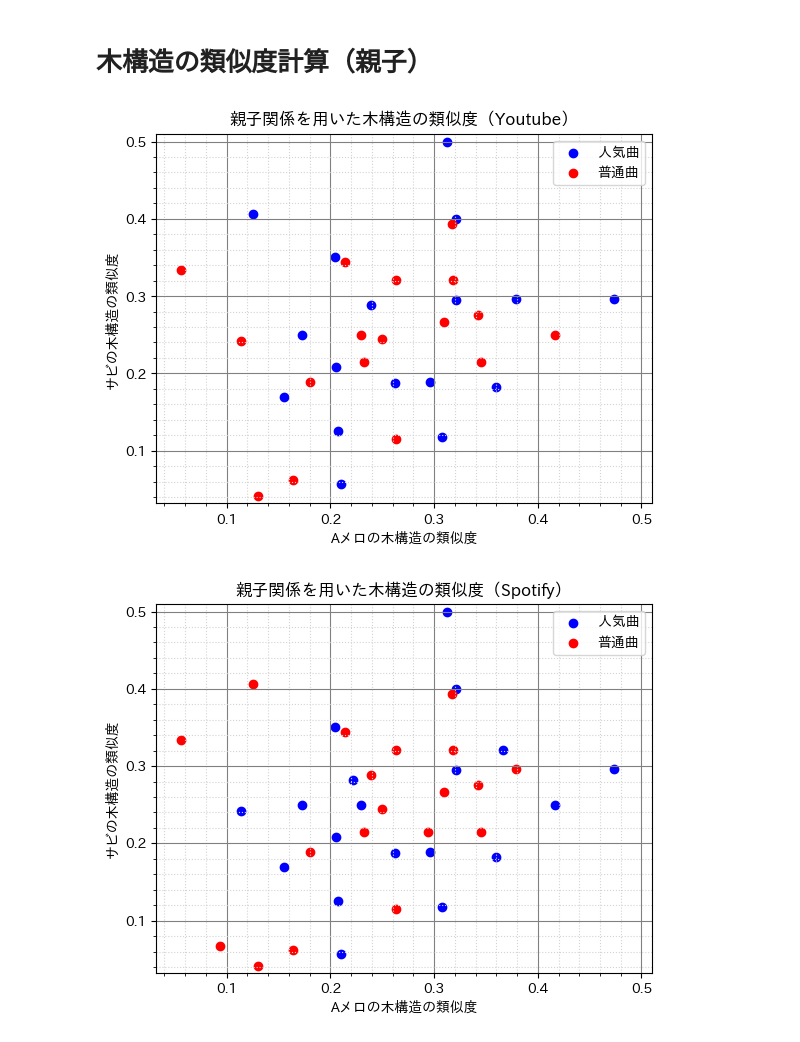
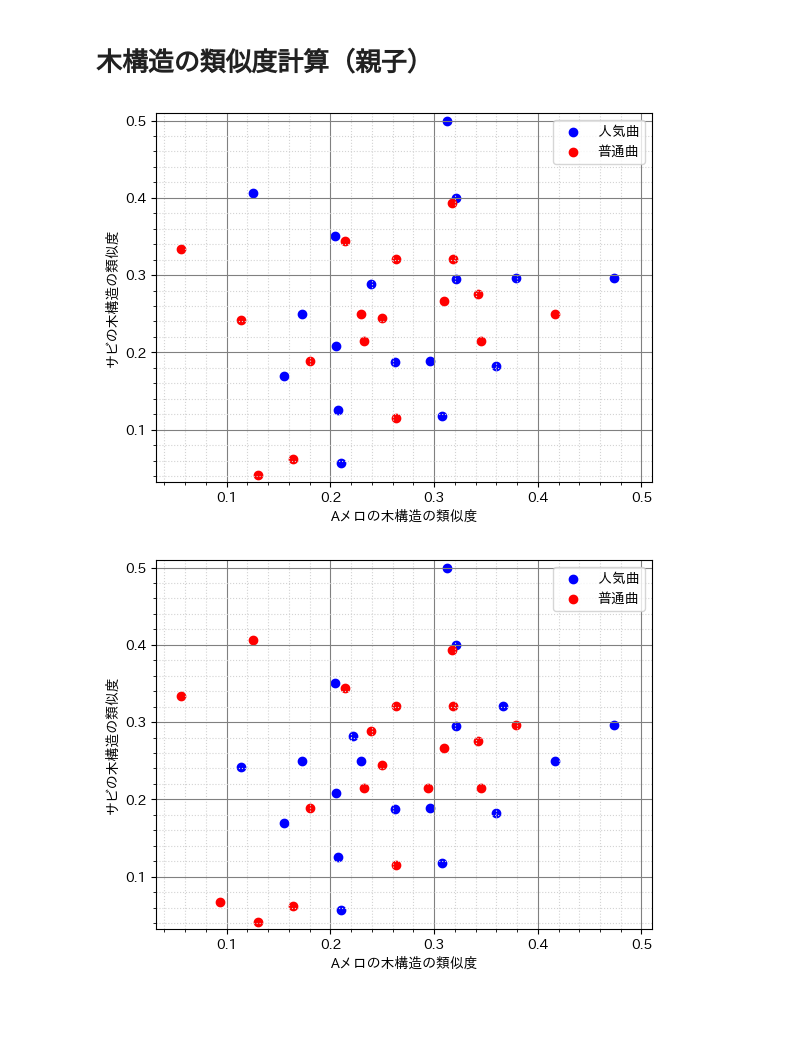
Before and after one commit to tsubasasugawara/lyrics_melody_analyzer, a Jupyter notebook: notebooks/ALL.ipynb, the cells around one changed output. Cells and saved outputs as stored; diff of their text form; code cells hidden in the pictures; blank space fills up the shorter version.

```diff
--- a/notebooks/ALL.ipynb
+++ b/notebooks/ALL.ipynb
@@ -32,7 +32,7 @@ def preprocess(df_list):
 
     return (rates, xy_min, xy_max)
 # %%
-def scatter(rates:pd.DataFrame, xy_min:int, xy_max:int, subset:list, sort_by:str, title: str, xlabel:str, ylabel:str):
+def scatter(rates:pd.DataFrame, xy_min:int, xy_max:int, subset:list, sort_by:str, xlabel:str, ylabel:str):
     sorted_rates = rates.dropna(subset=subset).sort_values(sort_by, ascending=False)
     center = len(sorted_rates) // 2
     pop_youtube = sorted_rates[:center]
@@ -41,7 +41,6 @@ def scatter(rates:pd.DataFrame, xy_min:int, xy_max:int, subset:list, sort_by:str
     plt.scatter(x=RATE_A, y=RATE_S, data=pop_youtube, color='blue', label='人気曲')
     plt.scatter(x=RATE_A, y=RATE_S, data=unpop_youtube, color='red', label='普通曲')
 
-    plt.title(title)
     plt.xlabel(xlabel)
     plt.ylabel(ylabel)
     plt.legend()
@@ -88,10 +87,10 @@ rates, xy_min_tspc, xy_max_tspc = preprocess([
     pd.concat([df_greeeen, pd.read_csv("csv/GReeeeN_tspc_20231119.csv")], axis=1),
 ])
 # %%
-scatter(rates, xy_min_tspc, xy_max_tspc, ["youtube_url"], "youtube_play_times", "親子関係を用いた木構造の類似度（Youtube）", "Aメロの木構造の類似度", "サビの木構造の類似度")
+scatter(rates, xy_min_tspc, xy_max_tspc, ["youtube_url"], "youtube_play_times", "Aメロの木構造の類似度", "サビの木構造の類似度")
 # %% [output]
-[figure, old version]
+[figure, new version]
 # %%
-scatter(rates, xy_min_tspc, xy_max_tspc, ["spotify_id"], "spotify_popularity", "親子関係を用いた木構造の類似度（Spotify）", "Aメロの木構造の類似度", "サビの木構造の類似度")
+scatter(rates, xy_min_tspc, xy_max_tspc, ["spotify_id"], "spotify_popularity", "Aメロの木構造の類似度", "サビの木構造の類似度")
 # %% [output]
-[figure, old version]
+[figure, new version]
```
Also changed, not shown: parts of 4 cells of this notebook, 3 other files.
